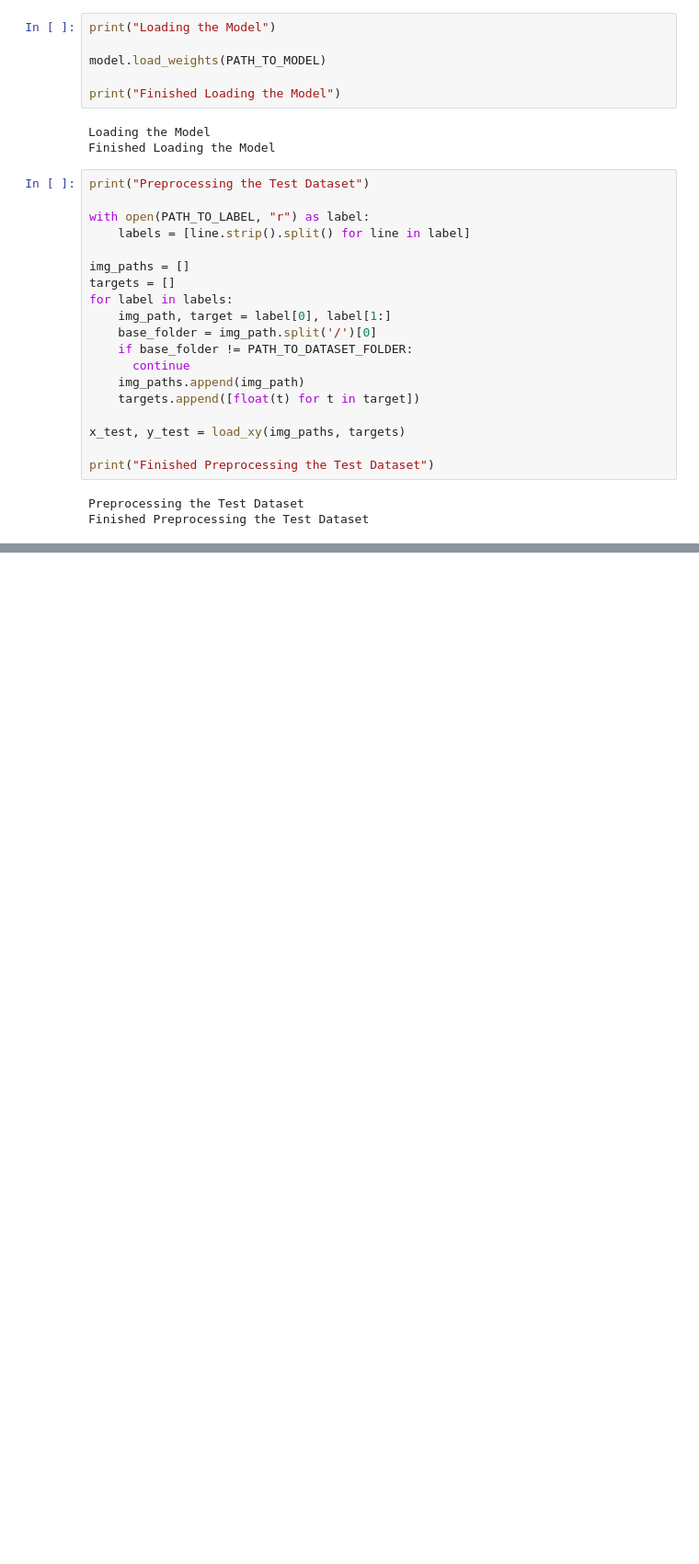
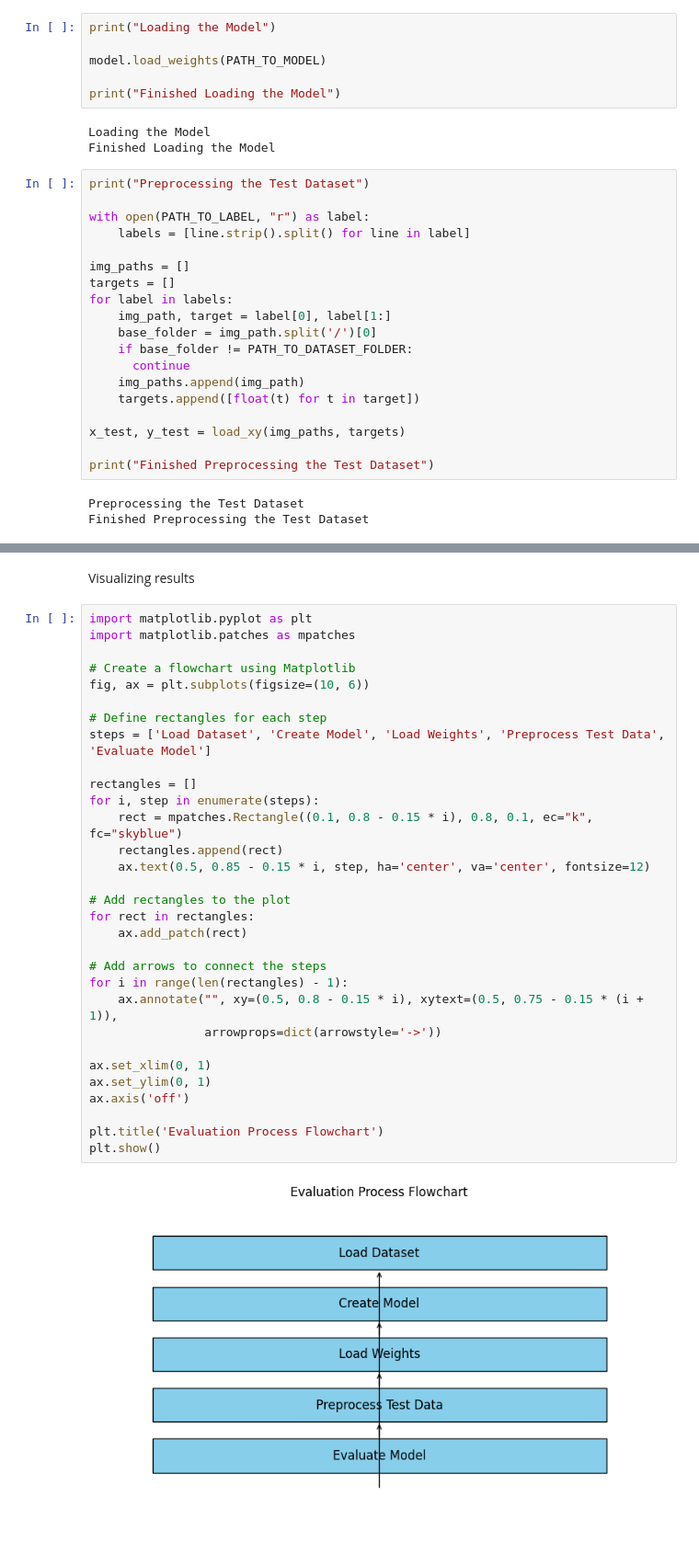
Before and after one commit to CSC490-Capstone-Design-Course/machine-vision, a Jupyter notebook: CSC490_daria_evaluation.ipynb, the cells around one changed output, grey strips where cells are left out. Shown at 92% size. Cells and saved outputs as stored; diff of their text form; blank space fills up the shorter version.

Commit message:
completed evaluation and tests

```diff
--- a/CSC490_daria_evaluation.ipynb
+++ b/CSC490_daria_evaluation.ipynb
@@ -128,3 +132,38 @@ Evaluate the Test Dataset
 84/84 [==============================] - 777s 9s/step - loss: 11.9997 - mae: 11.9997
 test loss, test acc: [11.999682426452637, 11.999682426452637]
 Finished Evaluating the Test Dataset
+# %% [markdown]
+Visualizing results
+# %%
+import matplotlib.pyplot as plt
+import matplotlib.patches as mpatches
+
+# Create a flowchart using Matplotlib
+fig, ax = plt.subplots(figsize=(10, 6))
+
+# Define rectangles for each step
+steps = ['Load Dataset', 'Create Model', 'Load Weights', 'Preprocess Test Data', 'Evaluate Model']
+
+rectangles = []
+for i, step in enumerate(steps):
+    rect = mpatches.Rectangle((0.1, 0.8 - 0.15 * i), 0.8, 0.1, ec="k", fc="skyblue")
+    rectangles.append(rect)
+    ax.text(0.5, 0.85 - 0.15 * i, step, ha='center', va='center', fontsize=12)
+
+# Add rectangles to the plot
+for rect in rectangles:
+    ax.add_patch(rect)
+
+# Add arrows to connect the steps
+for i in range(len(rectangles) - 1):
+    ax.annotate("", xy=(0.5, 0.8 - 0.15 * i), xytext=(0.5, 0.75 - 0.15 * (i + 1)),
+                arrowprops=dict(arrowstyle='->'))
+
+ax.set_xlim(0, 1)
+ax.set_ylim(0, 1)
+ax.axis('off')
+
+plt.title('Evaluation Process Flowchart')
+plt.show()
+# %% [output]
+[figure, added]
```
Also changed, not shown: parts of 5 cells of this notebook.
